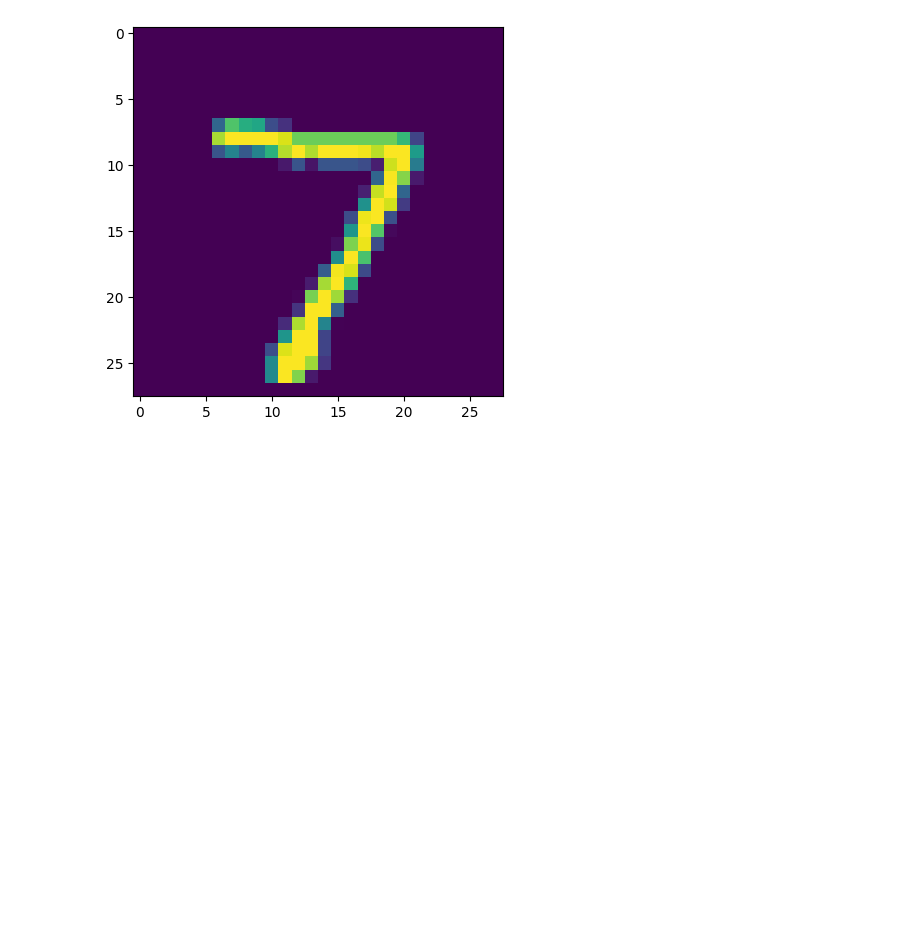
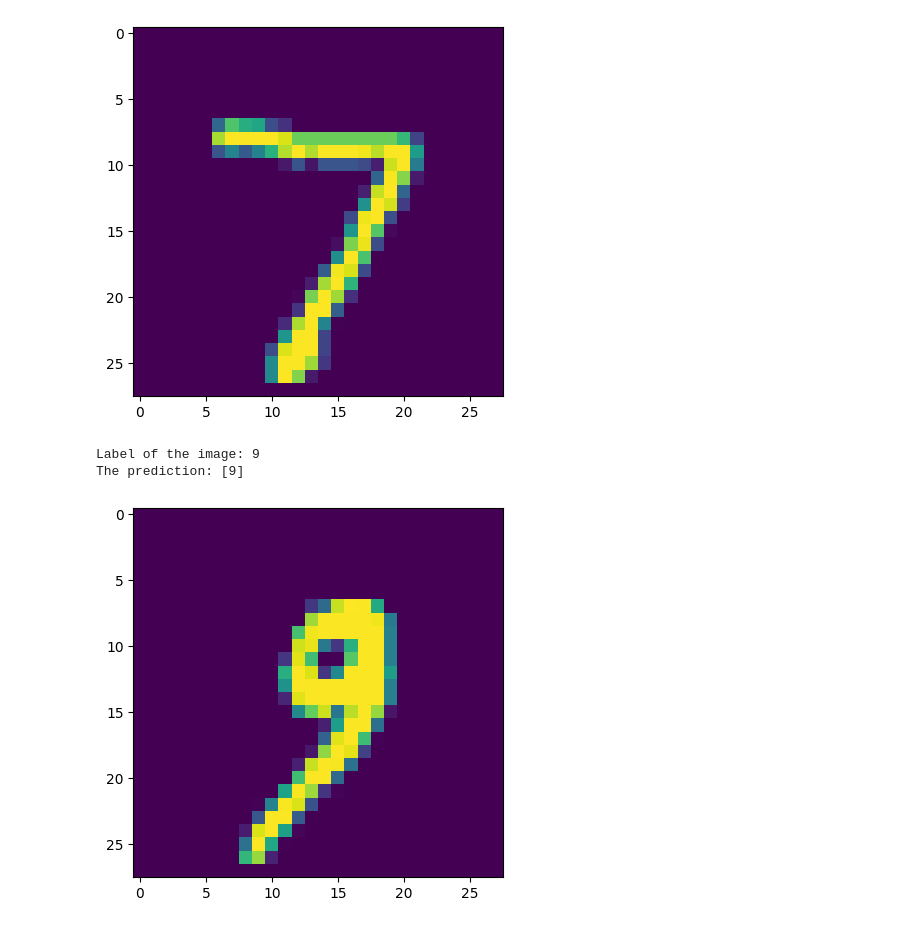
Before and after one commit to JianpanHuang/HKU_DRAD6213, a Jupyter notebook: Lecture4/4_digit_recog_mnist.ipynb, the cells around one changed output. Drawn from its saved outputs; the diff is of its cells as text; code cells hidden in the pictures; blank space fills up the shorter version.

```diff
--- a/Lecture4/4_digit_recog_mnist.ipynb
+++ b/Lecture4/4_digit_recog_mnist.ipynb
@@ -309,4 +272,23 @@ print("The prediction:",prediction.numpy())
 Label of the image: 7
 The prediction: [7]
 [figure]
+# %%
+#@title Test some examples in MNIST (Correct prediction: 9)
+
+image_inx = 1000
+images = test_data.data
+labels = test_data.targets
+image = images[image_inx].to(torch.float32)
+label = labels[image_inx]
+plt.imshow(image.numpy().squeeze())
+model.cpu()
+output = model(image.view(-1,28*28));
+_, prediction = torch.max(output,1)
+# print("Image size:",tuple(image.shape))
+print("Label of the image:",label.numpy())
+print("The prediction:",prediction.numpy())
+# %% [output]
+Label of the image: 9
+The prediction: [9]
+[figure, added]
 # %%
```
Also changed, not shown: parts of 11 cells of this notebook.
